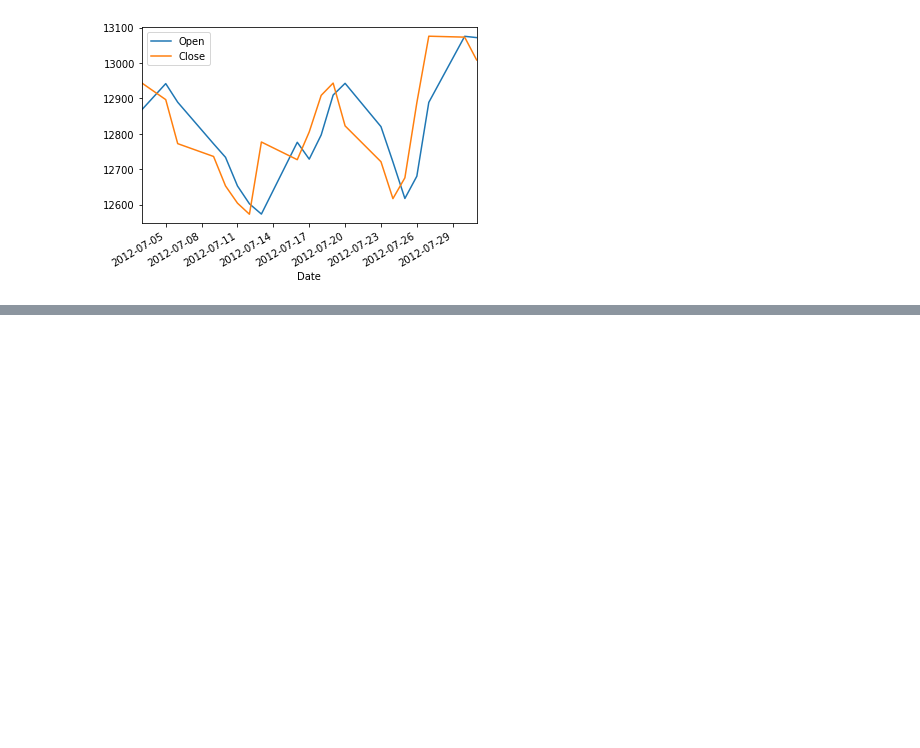
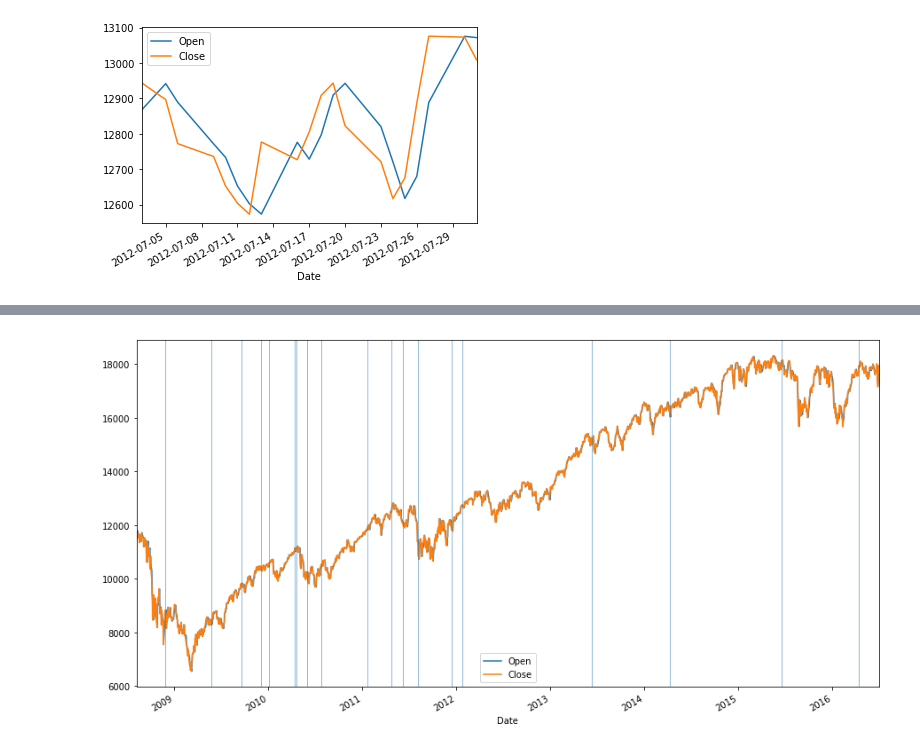
Before and after one commit to philogynic/notebooks, a Jupyter notebook: StockNLP.ipynb, the cells around one changed output, grey strips where cells are left out. Saved outputs shown, nothing was run; the diff lists cells and outputs as text; code cells hidden in the pictures; blank space fills up the shorter version.

```diff
--- a/StockNLP.ipynb
+++ b/StockNLP.ipynb
@@ -81,0 +190,4 @@ Thanks, hope this help
+# %%
+plot_word('bubble')
+# %% [output]
+[figure, added]
```
Also changed, not shown: parts of 25 cells of this notebook.
